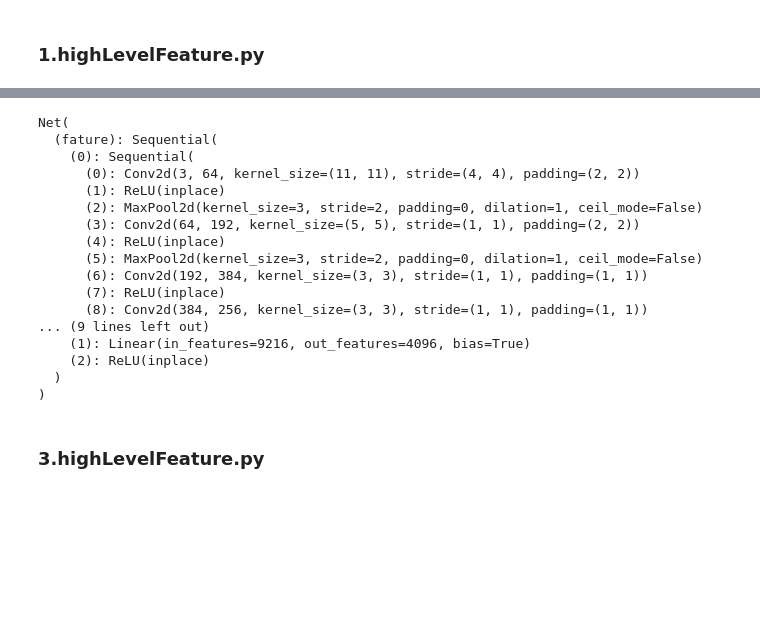
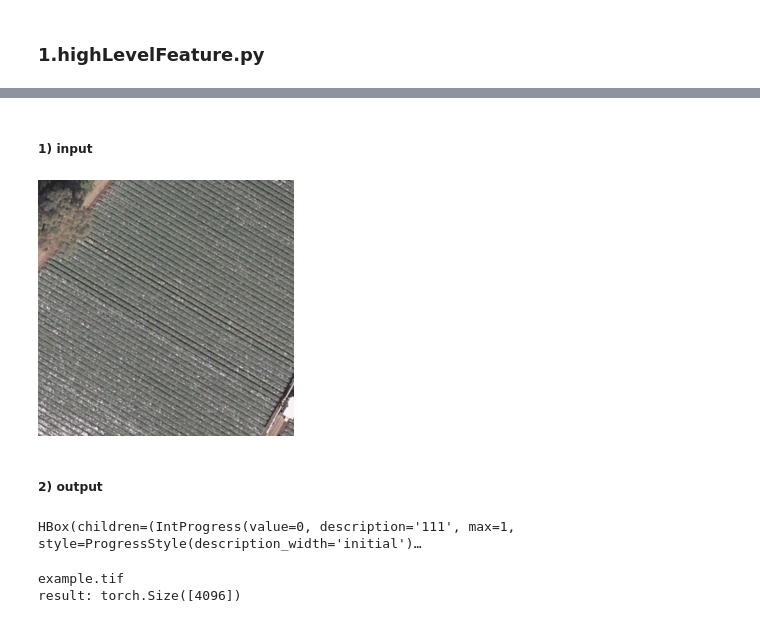
Before and after one commit to l1veIn/ASSDM, a Jupyter notebook: features/highLevelFeature/highLevelFeature_test.ipynb, the cells around one changed output, grey strips where cells are left out. Cells and saved outputs as stored; diff of their text form; code cells hidden in the pictures; blank space fills up the shorter version.

```diff
--- a/features/highLevelFeature/highLevelFeature_test.ipynb
+++ b/features/highLevelFeature/highLevelFeature_test.ipynb
@@ -68,22 +41,0 @@ model=Net(AlexNet)
-# %%
-model
-# %% [output]
-Net(
-  (fature): Sequential(
-    (0): Sequential(
-      (0): Conv2d(3, 64, kernel_size=(11, 11), stride=(4, 4), padding=(2, 2))
-      (1): ReLU(inplace)
-      (2): MaxPool2d(kernel_size=3, stride=2, padding=0, dilation=1, ceil_mode=False)
-      (3): Conv2d(64, 192, kernel_size=(5, 5), stride=(1, 1), padding=(2, 2))
-      (4): ReLU(inplace)
-      (5): MaxPool2d(kernel_size=3, stride=2, padding=0, dilation=1, ceil_mode=False)
-      (6): Conv2d(192, 384, kernel_size=(3, 3), stride=(1, 1), padding=(1, 1))
-      (7): ReLU(inplace)
-      (8): Conv2d(384, 256, kernel_size=(3, 3), stride=(1, 1), padding=(1, 1))
-... (9 lines left out)
-    (1): Linear(in_features=9216, out_features=4096, bias=True)
-    (2): ReLU(inplace)
-  )
-)
-# %% [markdown]
-### 3.highLevelFeature.py
@@ -93,0 +42,27 @@ def highLevelFeature(image):
+# %% [markdown]
+##### 1) input
+# %%
+from PIL import Image
+Image.open('example.tif')
+# %% [output]
+[figure, added]
+# %% [markdown]
+##### 2) output
+# %%
+from torch.utils.data import DataLoader
+example_data = UCMdata('example.tif',example=True)
+example = DataLoader(example_data,
+                              1,
+                              shuffle=True,
+                              num_workers=1)
+# print(example)
+
+for ii,(data,label) in enumerate(tqdm_notebook(example,desc='111')):
+#     print(data.size(),label)
+    result = highLevelFeature(data)
+    print('result:',result.size())
+# highLevelFeature(example[0])
+# %% [output]
+HBox(children=(IntProgress(value=0, description='111', max=1, style=ProgressStyle(description_width='initial')…
+example.tif
+result: torch.Size([4096])
```
Also changed, not shown: parts of 7 cells of this notebook, 3 other files.
